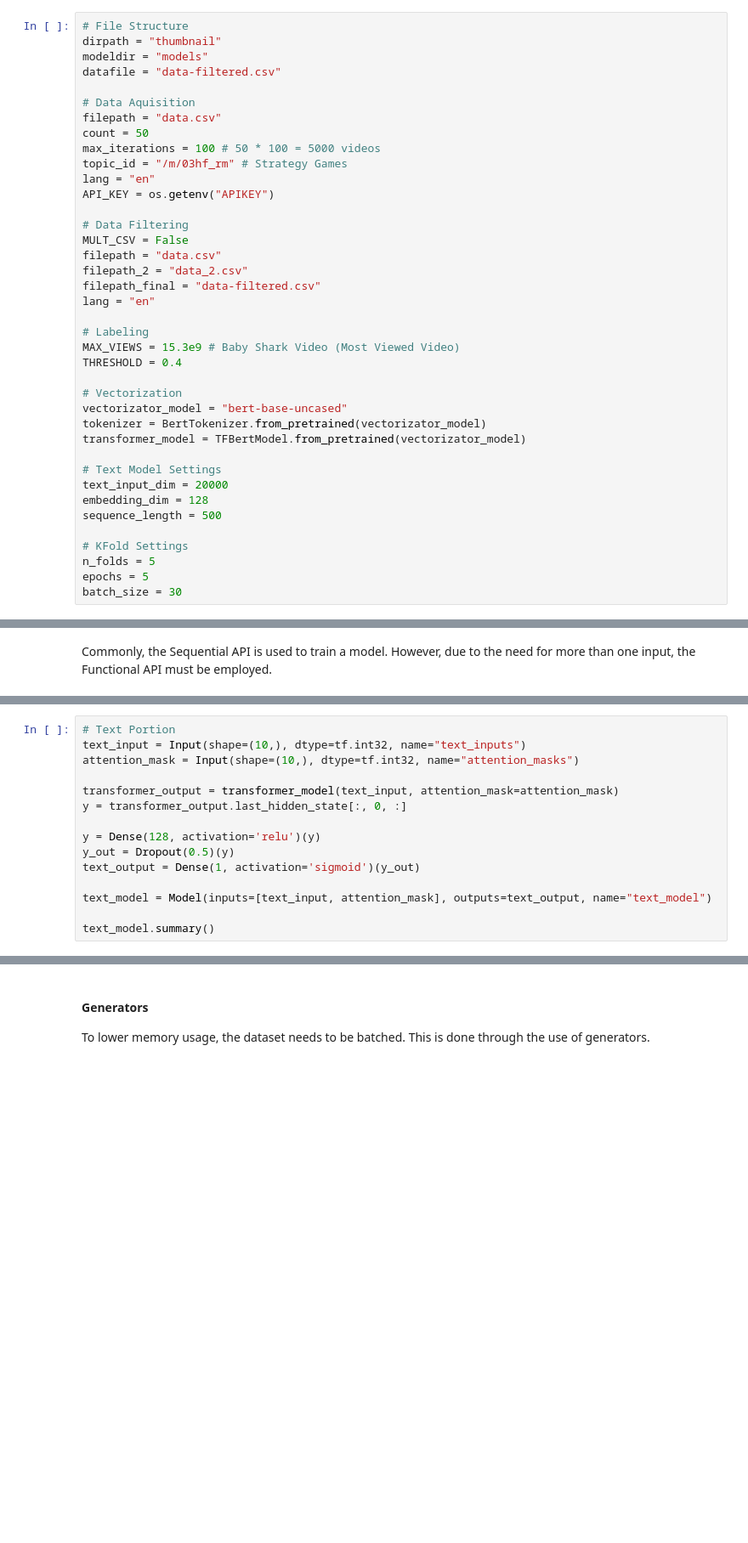
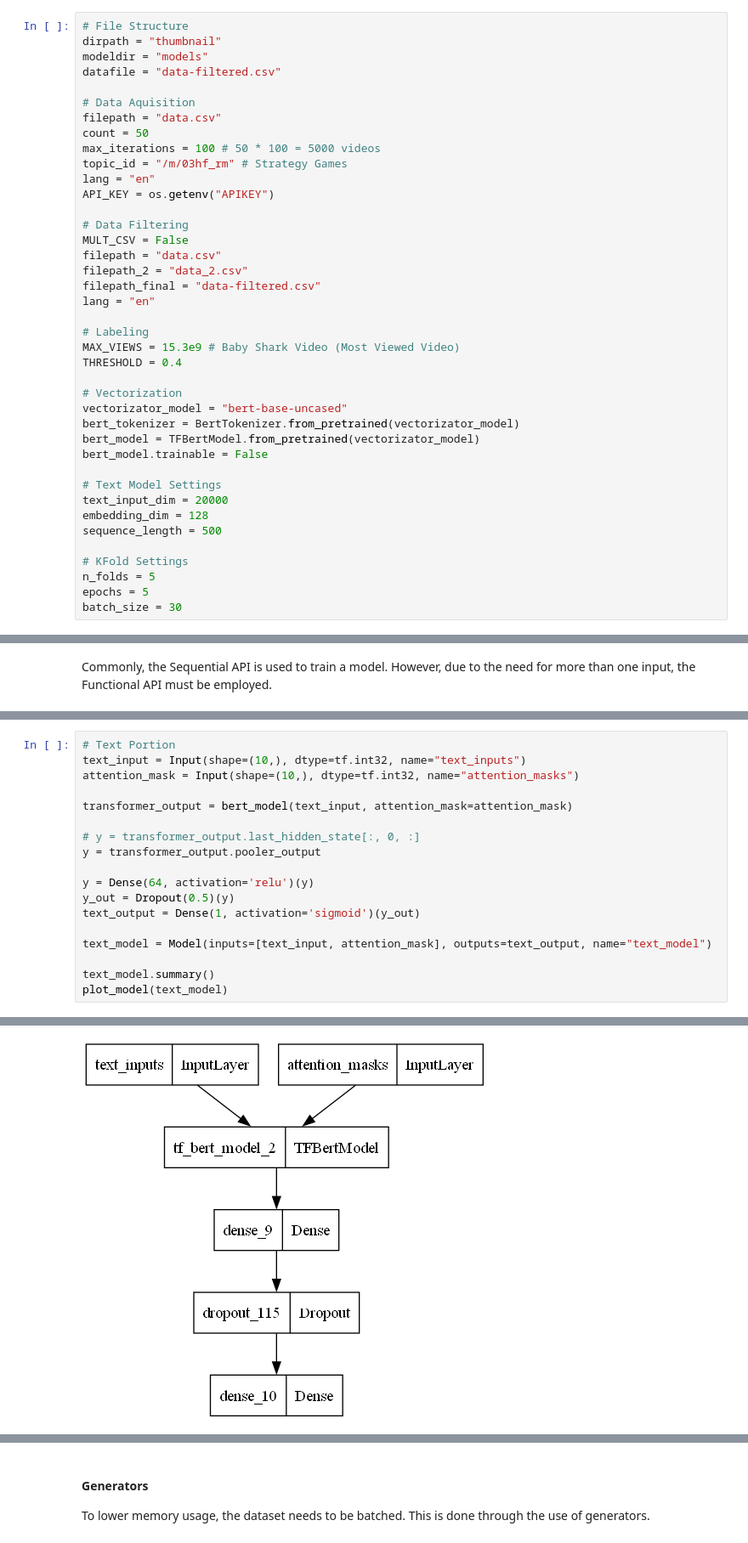
Before and after one commit to CydiaBoss/YT-ML, a Jupyter notebook: model.ipynb, the cells around one changed output, grey strips where cells are left out. Shown: that part at 85% size. Saved outputs shown, nothing was run; the diff lists cells and outputs as text; blank space fills up the shorter version.

```diff
--- a/model.ipynb
+++ b/model.ipynb
@@ -71,8 +71,9 @@ THRESHOLD = 0.4
 
 # Vectorization
 vectorizator_model = "bert-base-uncased"
-tokenizer = BertTokenizer.from_pretrained(vectorizator_model)
-transformer_model = TFBertModel.from_pretrained(vectorizator_model)
+bert_tokenizer = BertTokenizer.from_pretrained(vectorizator_model)
+bert_model = TFBertModel.from_pretrained(vectorizator_model)
+bert_model.trainable = False
 
 # Text Model Settings
 text_input_dim = 20000
@@ -443,16 +437,19 @@ _________________________________________________________________
 text_input = Input(shape=(10,), dtype=tf.int32, name="text_inputs")
 attention_mask = Input(shape=(10,), dtype=tf.int32, name="attention_masks")
 
-transformer_output = transformer_model(text_input, attention_mask=attention_mask)
-y = transformer_output.last_hidden_state[:, 0, :]
+transformer_output = bert_model(text_input, attention_mask=attention_mask)
 
-y = Dense(128, activation='relu')(y)
+# y = transformer_output.last_hidden_state[:, 0, :]
+y = transformer_output.pooler_output
+
+y = Dense(64, activation='relu')(y)
 y_out = Dropout(0.5)(y)
 text_output = Dense(1, activation='sigmoid')(y_out)
 
 text_model = Model(inputs=[text_input, attention_mask], outputs=text_output, name="text_model")
 
 text_model.summary()
+plot_model(text_model)
 # %% [output]
 Model: "text_model"
 __________________________________________________________________________________________________
@@ -473,4 +470,5 @@ Non-trainable params: 0 (0.00 Byte)
 __________________________________________________________________________________________________
+[figure, added]
 # %%
 # United Model
 z = Concatenate()([x, y])
```
Also changed, not shown: parts of 12 cells of this notebook, 2 other files.
